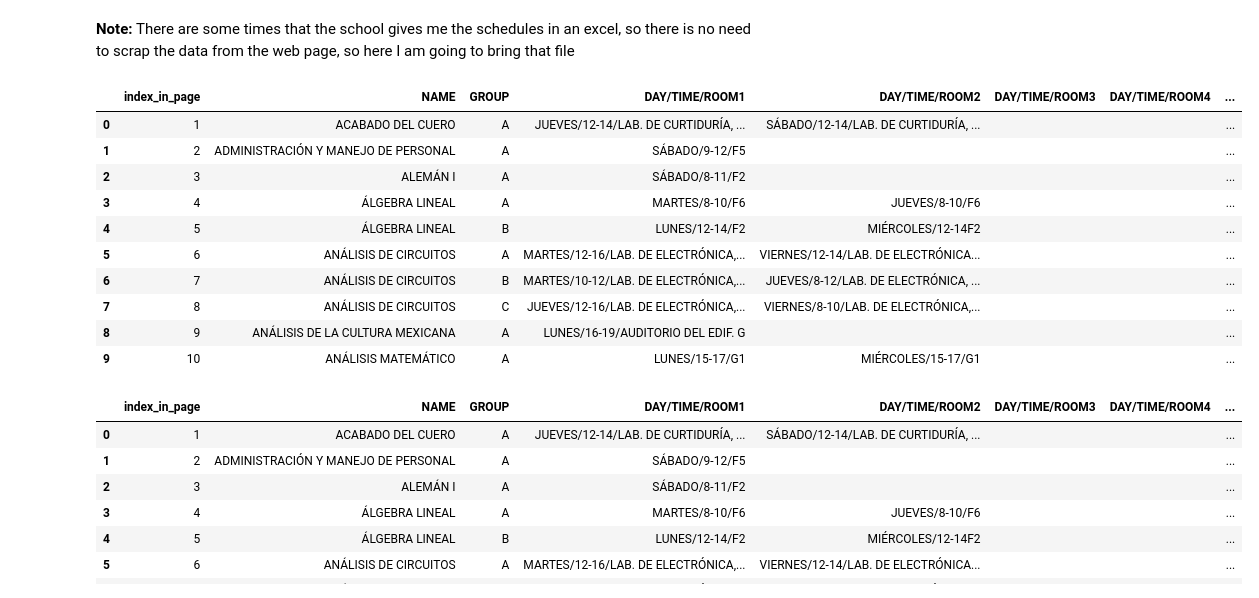
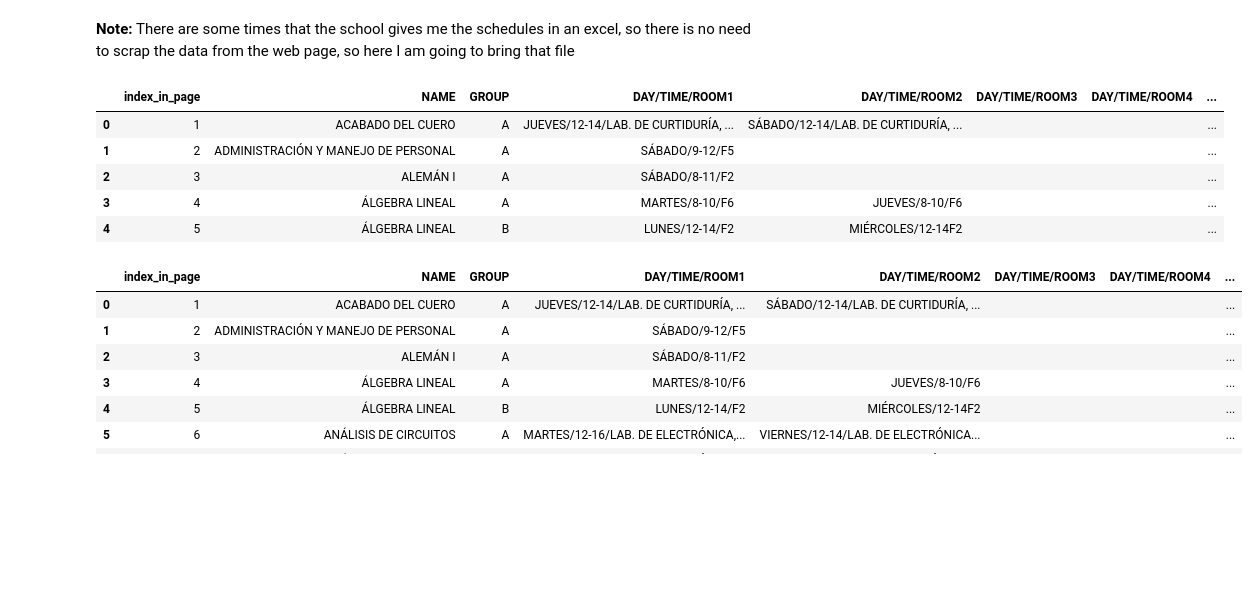
Before and after one commit to BubuDavid/DCI_hacedor_horarios_backend, a Jupyter notebook: data_analysis/Hacedor de Horarios - Step 1 - Data.ipynb, the cells around one changed output. Saved outputs shown, nothing was run; the diff lists cells and outputs as text; code cells hidden in the pictures; blank space fills up the shorter version.

```diff
--- a/data_analysis/Hacedor de Horarios - Step 1 - Data.ipynb
+++ b/data_analysis/Hacedor de Horarios - Step 1 - Data.ipynb
@@ -126,19 +126,14 @@ I am gonna list every error and thing as a sub-title in the following cells
 # %%
 # Reading csv document (This covers the case where school gives me an excel file before they update their page)
 raw_schedules_og_df = pd.read_csv('../data/raw_schedules.csv')
-raw_schedules_og_df.head(10)
+raw_schedules_og_df.head(5)
 # %% [output]
 |  | index_in_page | NAME | GROUP | DAY/TIME/ROOM1 | DAY/TIME/ROOM2 | DAY/TIME/ROOM3 | DAY/TIME/ROOM4 | ... |
 | 0 | 1 | ACABADO DEL CUERO | A | JUEVES/12-14/LAB. DE CURTIDURÍA, ... | SÁBADO/12-14/LAB. DE CURTIDURÍA, ... |  |  | ... |
 | 1 | 2 | ADMINISTRACIÓN Y MANEJO DE PERSONAL | A | SÁBADO/9-12/F5 |  |  |  | ... |
 | 2 | 3 | ALEMÁN I | A | SÁBADO/8-11/F2 |  |  |  | ... |
 | 3 | 4 | ÁLGEBRA LINEAL | A | MARTES/8-10/F6 | JUEVES/8-10/F6 |  |  | ... |
 | 4 | 5 | ÁLGEBRA LINEAL | B | LUNES/12-14/F2 | MIÉRCOLES/12-14F2 |  |  | ... |
-| 5 | 6 | ANÁLISIS DE CIRCUITOS | A | MARTES/12-16/LAB. DE ELECTRÓNICA,... | VIERNES/12-14/LAB. DE ELECTRÓNICA... |  |  | ... |
-| 6 | 7 | ANÁLISIS DE CIRCUITOS | B | MARTES/10-12/LAB. DE ELECTRÓNICA,... | JUEVES/8-12/LAB. DE ELECTRÓNICA, ... |  |  | ... |
-| 7 | 8 | ANÁLISIS DE CIRCUITOS | C | JUEVES/12-16/LAB. DE ELECTRÓNICA,... | VIERNES/8-10/LAB. DE ELECTRÓNICA,... |  |  | ... |
-| 8 | 9 | ANÁLISIS DE LA CULTURA MEXICANA | A | LUNES/16-19/AUDITORIO DEL EDIF. G |  |  |  | ... |
-| 9 | 10 | ANÁLISIS MATEMÁTICO | A | LUNES/15-17/G1 | MIÉRCOLES/15-17/G1 |  |  | ... |
 # %%
 # Change the columns again because of the case they give me an excel file, remembering I need always this column names:
 # index_in_page | NAME | GROUP | DAY/TIME/ROOM1 | DAY/TIME/ROOM2 | DAY/TIME/ROOM3 | DAY/TIME/ROOM4 | PROFESSORS |
```
Also changed, not shown: parts of 16 cells of this notebook, 2 other files.
